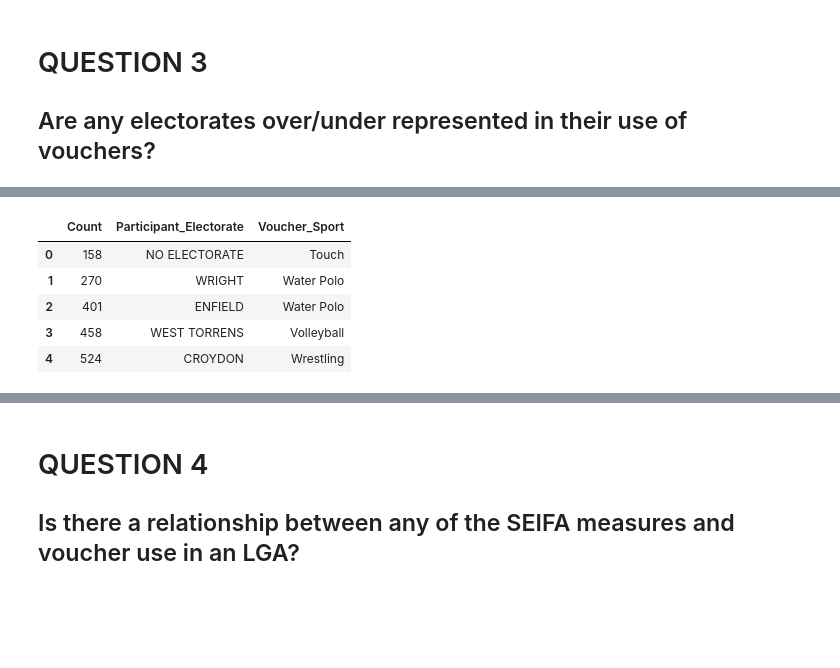
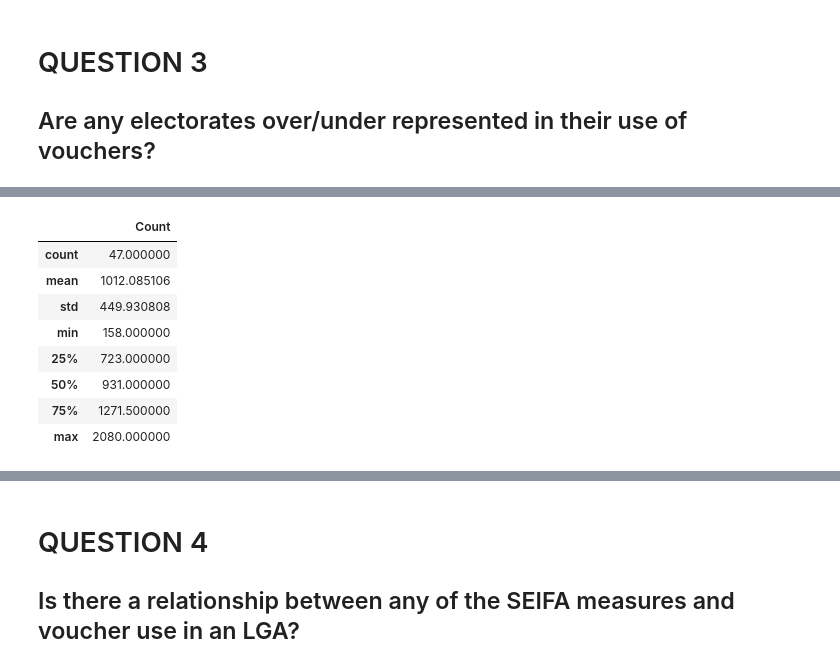
Before and after one commit to AmandaManadeniya/data-science-portfolio-2021, a Jupyter notebook: Portfolio 2.ipynb, the cells around one changed output, grey strips where cells are left out. Drawn from its saved outputs; the diff is of its cells as text; code cells hidden in the pictures; blank space fills up the shorter version.

```diff
--- a/Portfolio 2.ipynb
+++ b/Portfolio 2.ipynb
@@ -116,6 +140,6 @@ elect_df = sa_vouchers.loc[:, ['Participant_Electorate', 'Voucher_Sport']]
 # %%
-elect_df = sa_vouchers.loc[:, ['Participant_Electorate', 'Voucher_Sport']]
-group_elec = elect_df.groupby(['Participant_Electorate' , 'Voucher_Sport']).agg({'Voucher_Sport': ['count']})
+group_elec = sa_vouchers.loc[:, ['Participant_Electorate', 'Voucher_Sport']]
+group_elec = group_elec.groupby(['Participant_Electorate' , 'Voucher_Sport']).agg({'Voucher_Sport': ['count']})
 group_elec.columns = ['Count']
 group_elec = group_elec.reset_index()
 group_elec.head()
@@ -163,9 +197,12 @@ group_count = group_electorate.groupby(['Count'], as_index=False).max()
 # %%
-group_count.head()
+group_count.describe()
 # %% [output]
-|  | Count | Participant_Electorate | Voucher_Sport |
-| 0 | 158 | NO ELECTORATE | Touch |
-| 1 | 270 | WRIGHT | Water Polo |
-| 2 | 401 | ENFIELD | Water Polo |
-| 3 | 458 | WEST TORRENS | Volleyball |
-| 4 | 524 | CROYDON | Wrestling |
+|  | Count |
+| count | 47.000000 |
+| mean | 1012.085106 |
+| std | 449.930808 |
+| min | 158.000000 |
+| 25% | 723.000000 |
+| 50% | 931.000000 |
+| 75% | 1271.500000 |
+| max | 2080.000000 |
```
Also changed, not shown: parts of 57 cells of this notebook.
